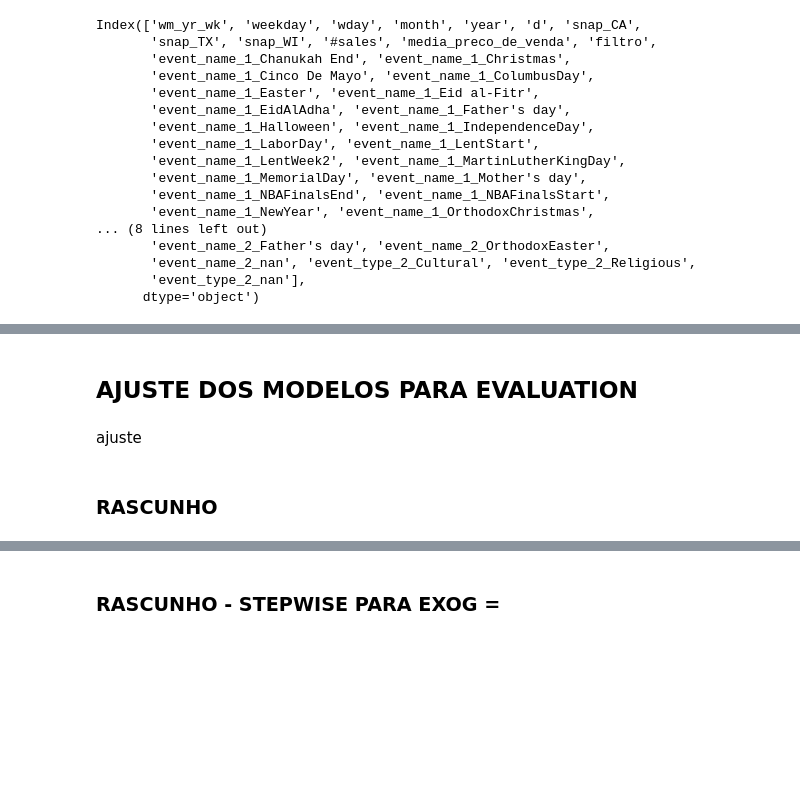
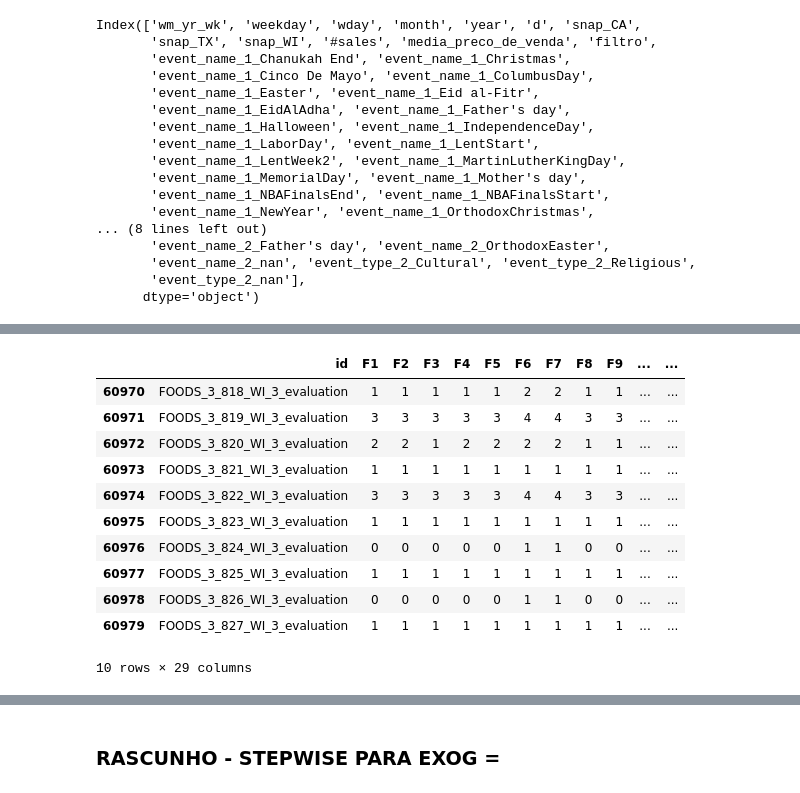
Before and after one commit to Faluhelyi/pibic_2021-2022, a Jupyter notebook: main.ipynb, the cells around one changed output, grey strips where cells are left out. Cells and saved outputs as stored; diff of their text form; code cells hidden in the pictures; blank space fills up the shorter version.

```diff
--- a/main.ipynb
+++ b/main.ipynb
@@ -271,6 +390,0 @@ for i in (base.dict_9_val.keys()):
-# %% [markdown]
-##  **AJUSTE DOS MODELOS PARA EVALUATION**
-# %% [markdown]
-ajuste
-# %% [markdown]
-### RASCUNHO
@@ -282,0 +391,15 @@ ajuste
+# %%
+sample_submission.tail(10)
+# %% [output]
+|  | id | F1 | F2 | F3 | F4 | F5 | F6 | F7 | F8 | F9 | ... | ... |
+| 60970 | FOODS_3_818_WI_3_evaluation | 1 | 1 | 1 | 1 | 1 | 2 | 2 | 1 | 1 | ... | ... |
+| 60971 | FOODS_3_819_WI_3_evaluation | 3 | 3 | 3 | 3 | 3 | 4 | 4 | 3 | 3 | ... | ... |
+| 60972 | FOODS_3_820_WI_3_evaluation | 2 | 2 | 1 | 2 | 2 | 2 | 2 | 1 | 1 | ... | ... |
+| 60973 | FOODS_3_821_WI_3_evaluation | 1 | 1 | 1 | 1 | 1 | 1 | 1 | 1 | 1 | ... | ... |
+| 60974 | FOODS_3_822_WI_3_evaluation | 3 | 3 | 3 | 3 | 3 | 4 | 4 | 3 | 3 | ... | ... |
+| 60975 | FOODS_3_823_WI_3_evaluation | 1 | 1 | 1 | 1 | 1 | 1 | 1 | 1 | 1 | ... | ... |
+| 60976 | FOODS_3_824_WI_3_evaluation | 0 | 0 | 0 | 0 | 0 | 1 | 1 | 0 | 0 | ... | ... |
+| 60977 | FOODS_3_825_WI_3_evaluation | 1 | 1 | 1 | 1 | 1 | 1 | 1 | 1 | 1 | ... | ... |
+| 60978 | FOODS_3_826_WI_3_evaluation | 0 | 0 | 0 | 0 | 0 | 1 | 1 | 0 | 0 | ... | ... |
+| 60979 | FOODS_3_827_WI_3_evaluation | 1 | 1 | 1 | 1 | 1 | 1 | 1 | 1 | 1 | ... | ... |
+10 rows × 29 columns
```
Also changed, not shown: parts of 23 cells of this notebook, 2 other files.
